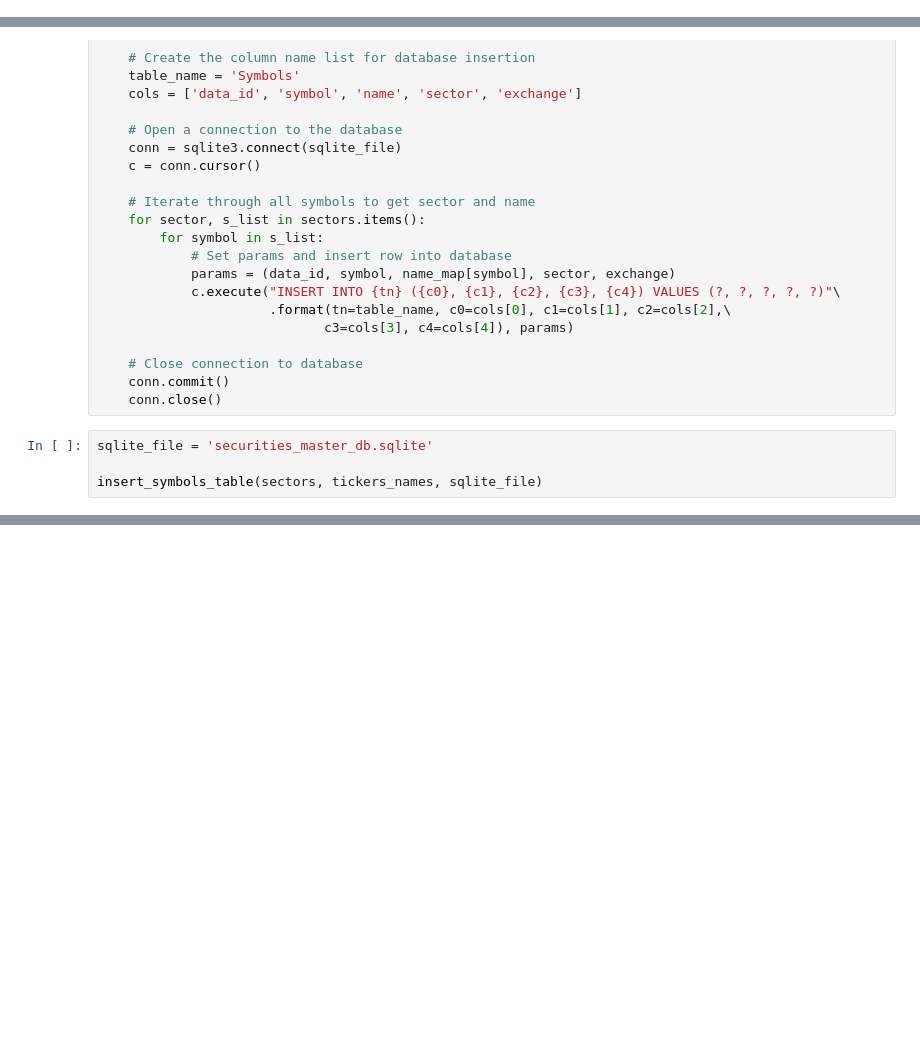
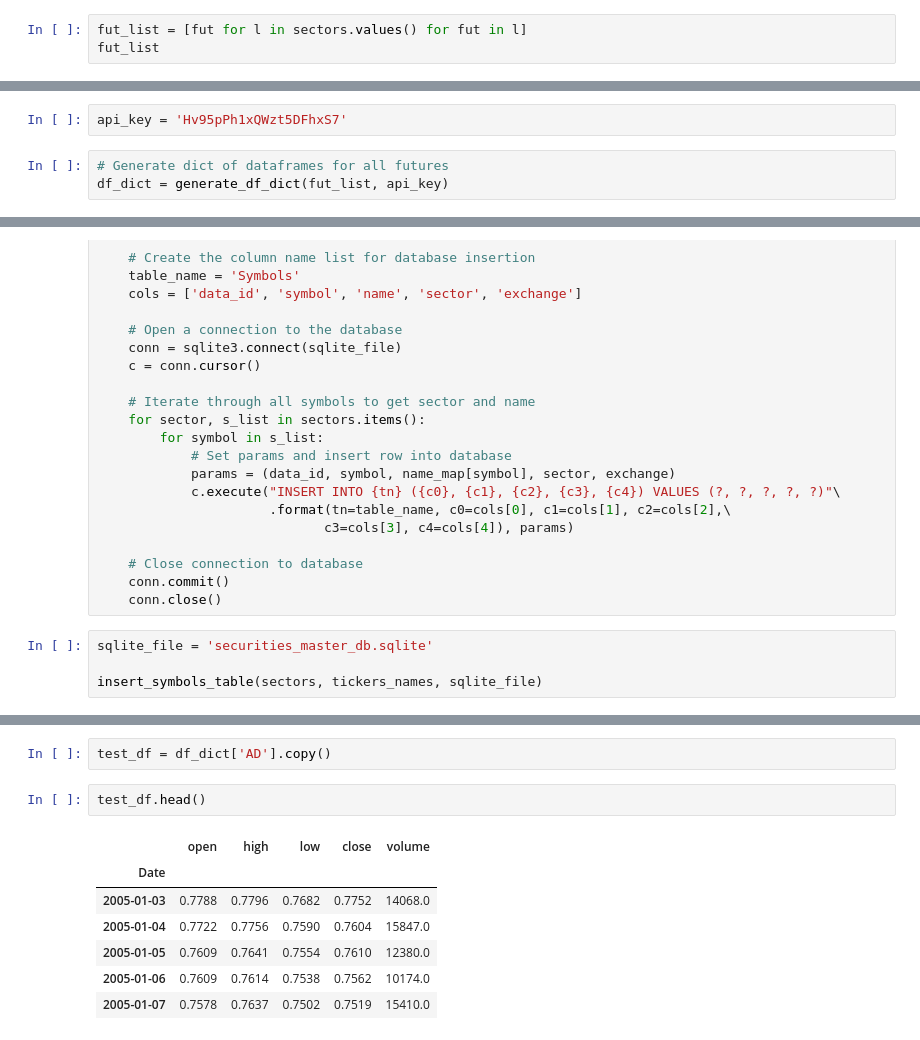
Before and after one commit to franko003/K2_Data_Science, a Jupyter notebook: Exploring_Data/scraping-notebooks/CryptoCompare_API.ipynb, the cells around one changed output, grey strips where cells are left out. Drawn from its saved outputs; the diff is of its cells as text; blank space fills up the shorter version.

```diff
--- a/Exploring_Data/scraping-notebooks/CryptoCompare_API.ipynb
+++ b/Exploring_Data/scraping-notebooks/CryptoCompare_API.ipynb
@@ -403,3 +402,6 @@ data1.head()
 | 2005-01-05 | 1190.75 | 1195.00 | 1182.75 | 1183.25 | 855689.0 |
 | 2005-01-06 | 1183.25 | 1193.75 | 1182.75 | 1188.25 | 678414.0 |
 | 2005-01-07 | 1188.50 | 1194.50 | 1183.50 | 1186.25 | 766197.0 |
+# %%
+fut_list = [fut for l in sectors.values() for fut in l]
+fut_list
@@ -405,0 +424,5 @@ data1.head()
+# %%
+api_key = 'Hv95pPh1xQWzt5DFhxS7'
+# %%
+# Generate dict of dataframes for all futures
+df_dict = generate_df_dict(fut_list, api_key)
@@ -448,0 +569,12 @@ insert_symbols_table(sectors, tickers_names, sqlite_file)
+# %%
+test_df = df_dict['AD'].copy()
+# %%
+test_df.head()
+# %% [output]
+|  | open | high | low | close | volume |
+| Date |  |  |  |  |  |
+| 2005-01-03 | 0.7788 | 0.7796 | 0.7682 | 0.7752 | 14068.0 |
+| 2005-01-04 | 0.7722 | 0.7756 | 0.7590 | 0.7604 | 15847.0 |
+| 2005-01-05 | 0.7609 | 0.7641 | 0.7554 | 0.7610 | 12380.0 |
+| 2005-01-06 | 0.7609 | 0.7614 | 0.7538 | 0.7562 | 10174.0 |
+| 2005-01-07 | 0.7578 | 0.7637 | 0.7502 | 0.7519 | 15410.0 |
```
Also changed, not shown: parts of 11 cells of this notebook, 1 other file.
